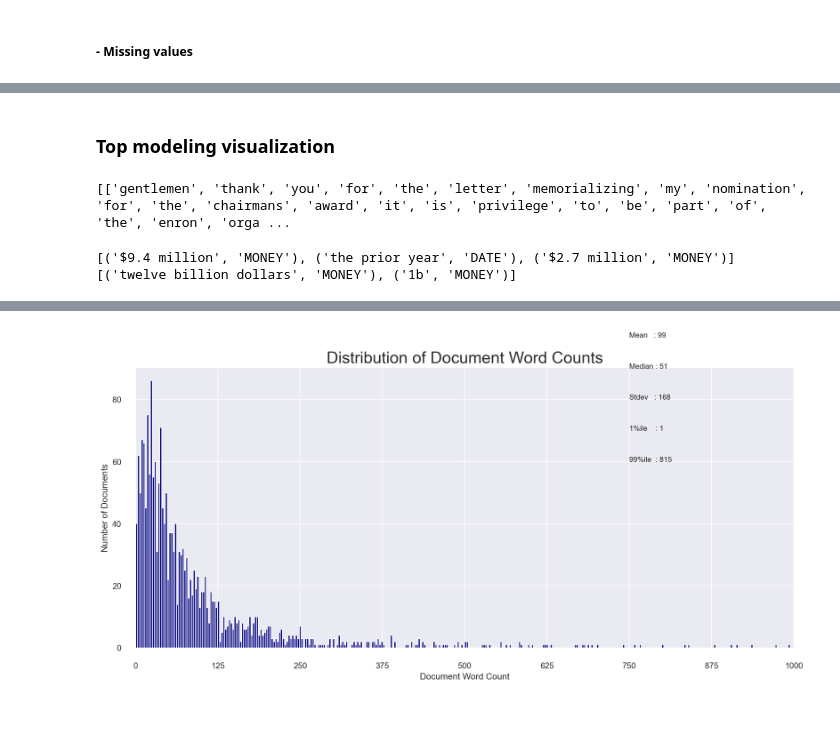
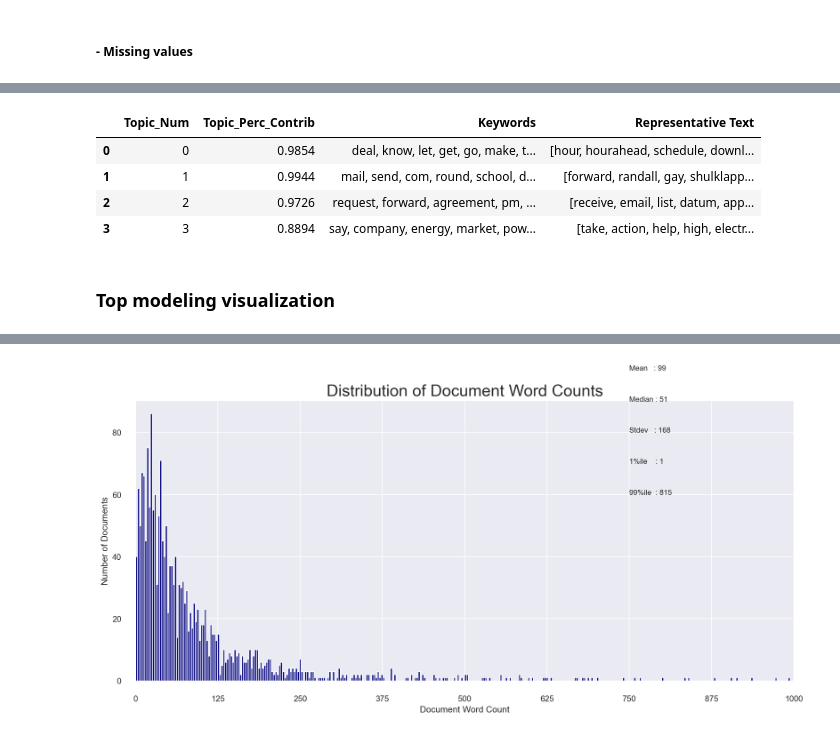
Before and after one commit to Saina2405/Enron_Email_Dataset, a Jupyter notebook: lda.ipynb, the cells around one changed output, grey strips where cells are left out. Cells and saved outputs as stored; diff of their text form; code cells hidden in the pictures.

```diff
--- a/lda.ipynb
+++ b/lda.ipynb
@@ -150,2 +195,34 @@ X_df.shape
+# %%
+sent_topics_sorteddf_mallet = pd.DataFrame()
+sent_topics_outdf_grpd = df_topic_sents_keywords.groupby("Dominant_Topic")
+
+for i, grp in sent_topics_outdf_grpd:
+    sent_topics_sorteddf_mallet = pd.concat(
+        [
+            sent_topics_sorteddf_mallet,
+            grp.sort_values(["Perc_Contribution"], ascending=False).head(1),
+        ],
+        axis=0,
+    )
+
+# Reset Index
+sent_topics_sorteddf_mallet.reset_index(drop=True, inplace=True)
+
+# Format
+sent_topics_sorteddf_mallet.columns = [
+    "Topic_Num",
+    "Topic_Perc_Contrib",
+    "Keywords",
+    "Representative Text",
+]
+
+# Show
+sent_topics_sorteddf_mallet.head()
+# %% [output]
+|  | Topic_Num | Topic_Perc_Contrib | Keywords | Representative Text |
+| 0 | 0 | 0.9854 | deal, know, let, get, go, make, t... | [hour, hourahead, schedule, downl... |
+| 1 | 1 | 0.9944 | mail, send, com, round, school, d... | [forward, randall, gay, shulklapp... |
+| 2 | 2 | 0.9726 | request, forward, agreement, pm, ... | [receive, email, list, datum, app... |
+| 3 | 3 | 0.8894 | say, company, energy, market, pow... | [take, action, help, high, electr... |
 # %% [markdown]
 ### Top modeling visualization
@@ -168,16 +228,0 @@ logging.basicConfig(format='%(asctime)s : %(levelname)s : %(message)s', level=lo
-# %%
-# Tokenize Sentences and Clean
-def sent_to_words(sentences):
-    for sent in sentences:
-        sent = re.sub('\S*@\S*\s?', '', sent)  # remove emails
-        sent = re.sub('\s+', ' ', sent)  # remove newline chars
-        sent = re.sub("\'", "", sent)  # remove single quotes
-        sent = gensim.utils.simple_preprocess(str(sent), deacc=True)
-        yield(sent)
-
-# Convert to list
-data = df.body.values.tolist()
-data_words = list(sent_to_words(data))
-print(data_words[:1])
-# %% [output]
-[['gentlemen', 'thank', 'you', 'for', 'the', 'letter', 'memorializing', 'my', 'nomination', 'for', 'the', 'chairmans', 'award', 'it', 'is', 'privilege', 'to', 'be', 'part', 'of', 'the', 'enron', 'orga ...
@@ -202,16 +228,0 @@ def lemmatization(texts, allowed_postags=['NOUN', 'ADJ', 'VERB', 'ADV']):
-# %%
-# sample test
-import spacy
-
-texts = [
-    "Net income was $9.4 million compared to the prior year of $2.7 million.",
-    "Revenue exceeded twelve billion dollars, with a loss of $1b.",
-]
-
-nlp = spacy.load("en_core_web_sm")
-for doc in nlp.pipe(texts, disable=["tok2vec", "tagger", "parser", "attribute_ruler", "lemmatizer"]):
-    # Do something with the doc here
-    print([(ent.text, ent.label_) for ent in doc.ents])
-# %% [output]
-[('$9.4 million', 'MONEY'), ('the prior year', 'DATE'), ('$2.7 million', 'MONEY')]
-[('twelve billion dollars', 'MONEY'), ('1b', 'MONEY')]
```
Also changed, not shown: parts of 43 cells of this notebook.
